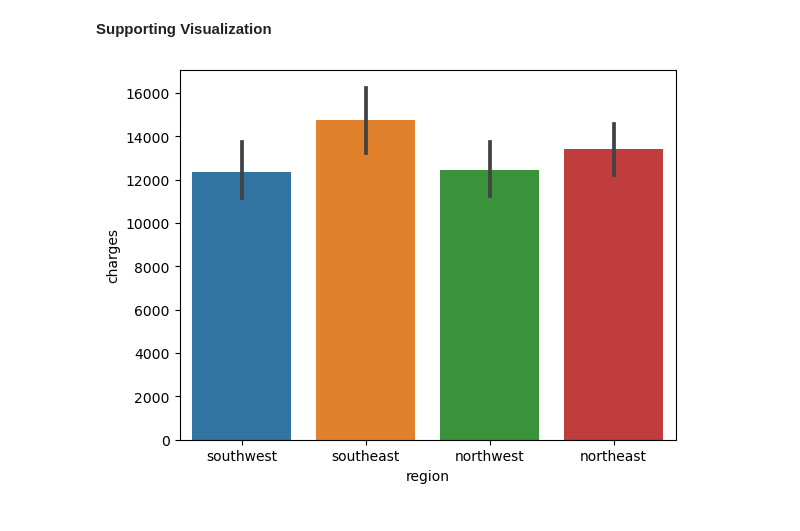
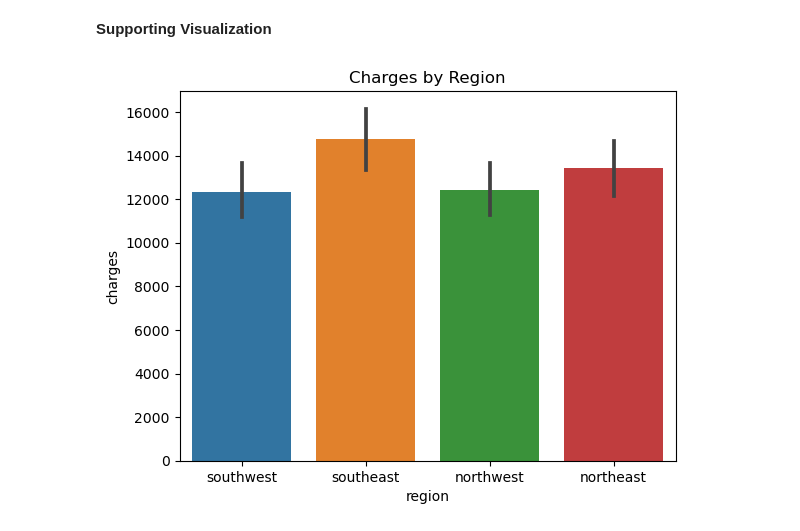
Before and after one commit to BenjaminEngel919/Hypothesis-Testing-with-Insurance-Data, a Jupyter notebook: Hypothesis Testing with Insurance Data.ipynb, the cells around one changed output. Drawn from its saved outputs; the diff is of its cells as text; code cells hidden in the pictures.

```diff
--- a/Hypothesis Testing with Insurance Data.ipynb
+++ b/Hypothesis Testing with Insurance Data.ipynb
@@ -242,7 +242,7 @@ The p-value > 0.05. I fail to reject the null hypothesis. All regions charges ar
 # %% [markdown]
 **Supporting Visualization**
 # %%
-sns.barplot(data=ins, x='region',y='charges')
+ax = sns.barplot(data=ins, x='region',y='charges')
 ax.set_title("Charges by Region");
 # %% [output]
-[figure, old version]
+[figure, new version]
```
Also changed, not shown: parts of 3 cells of this notebook.
